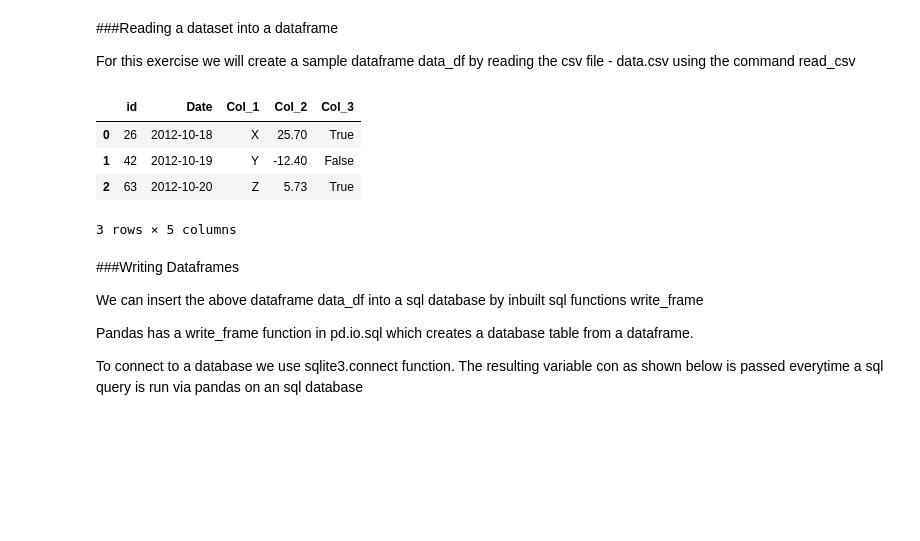
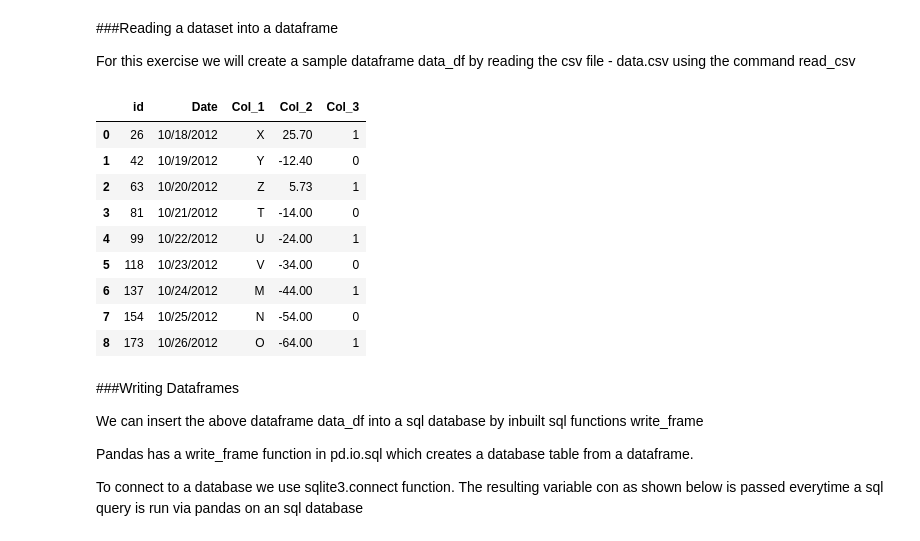
Before and after one commit to kkdyer/DSE200-notebooks, a Jupyter notebook: lecture_2_github_io_numpy_pandas/05_SQL_with_Pandas.ipynb, the cells around one changed output. Drawn from its saved outputs; the diff is of its cells as text; code cells hidden in the pictures; blank space fills up the shorter version.

```diff
--- a/lecture_2_github_io_numpy_pandas/05_SQL_with_Pandas.ipynb
+++ b/lecture_2_github_io_numpy_pandas/05_SQL_with_Pandas.ipynb
@@ -11,14 +11,19 @@ import sqlite3
 
 For this exercise we will create a sample dataframe data_df by reading the csv file - data.csv using the command read_csv
 # %%
-data_df = pd.read_csv('/home/ubuntu/DSE200/data/SQL/data.csv')
+data_df = pd.read_csv('/home/dyerke/Documents/DSE/DSE200/data/SQL/data.csv')
 data_df
 # %% [output]
 |  | id | Date | Col_1 | Col_2 | Col_3 |
-| 0 | 26 | 2012-10-18 | X | 25.70 | True |
-| 1 | 42 | 2012-10-19 | Y | -12.40 | False |
-| 2 | 63 | 2012-10-20 | Z | 5.73 | True |
+| 0 | 26 | 10/18/2012 | X | 25.70 | 1 |
+| 1 | 42 | 10/19/2012 | Y | -12.40 | 0 |
+| 2 | 63 | 10/20/2012 | Z | 5.73 | 1 |
+| 3 | 81 | 10/21/2012 | T | -14.00 | 0 |
+| 4 | 99 | 10/22/2012 | U | -24.00 | 1 |
+| 5 | 118 | 10/23/2012 | V | -34.00 | 0 |
+| 6 | 137 | 10/24/2012 | M | -44.00 | 1 |
+| 7 | 154 | 10/25/2012 | N | -54.00 | 0 |
+| 8 | 173 | 10/26/2012 | O | -64.00 | 1 |
-3 rows × 5 columns
 # %% [markdown]
 ###Writing Dataframes
 
```
Also changed, not shown: parts of 2 cells of this notebook, 11 other files.
